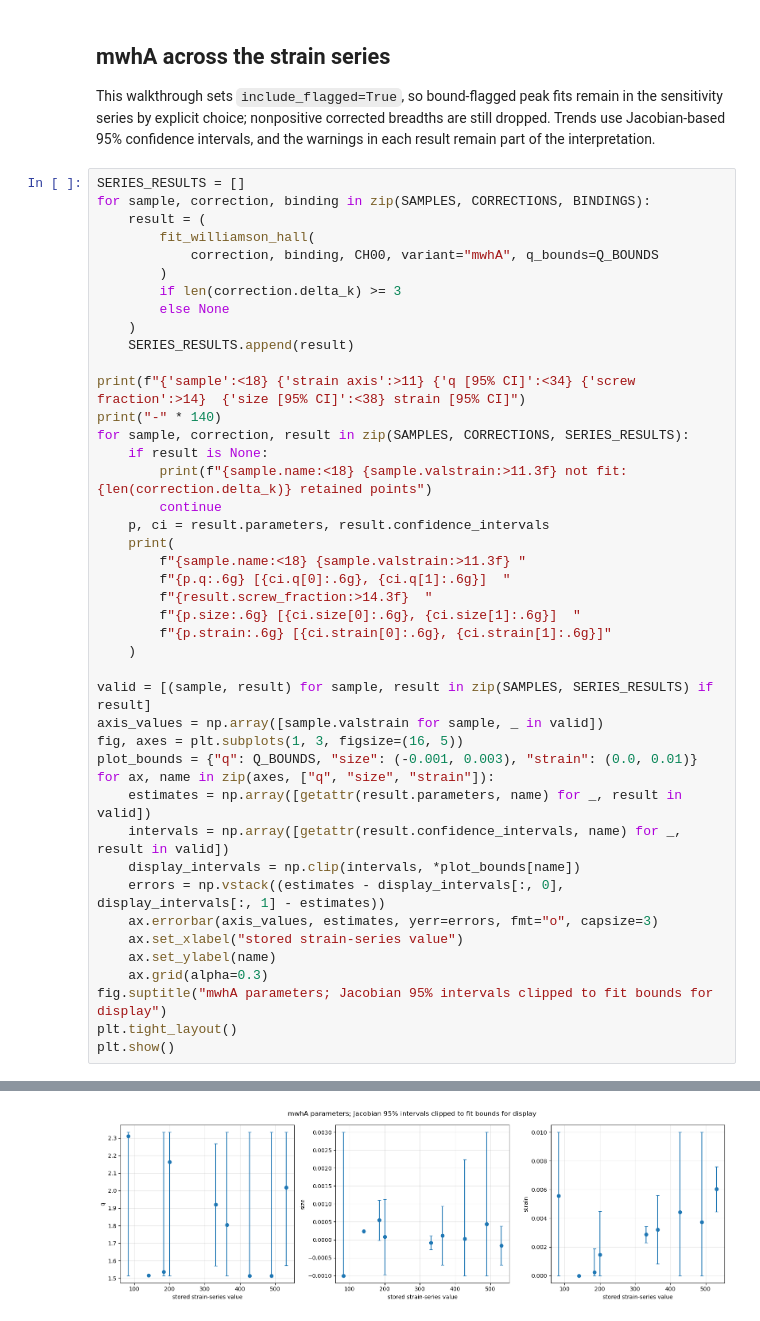
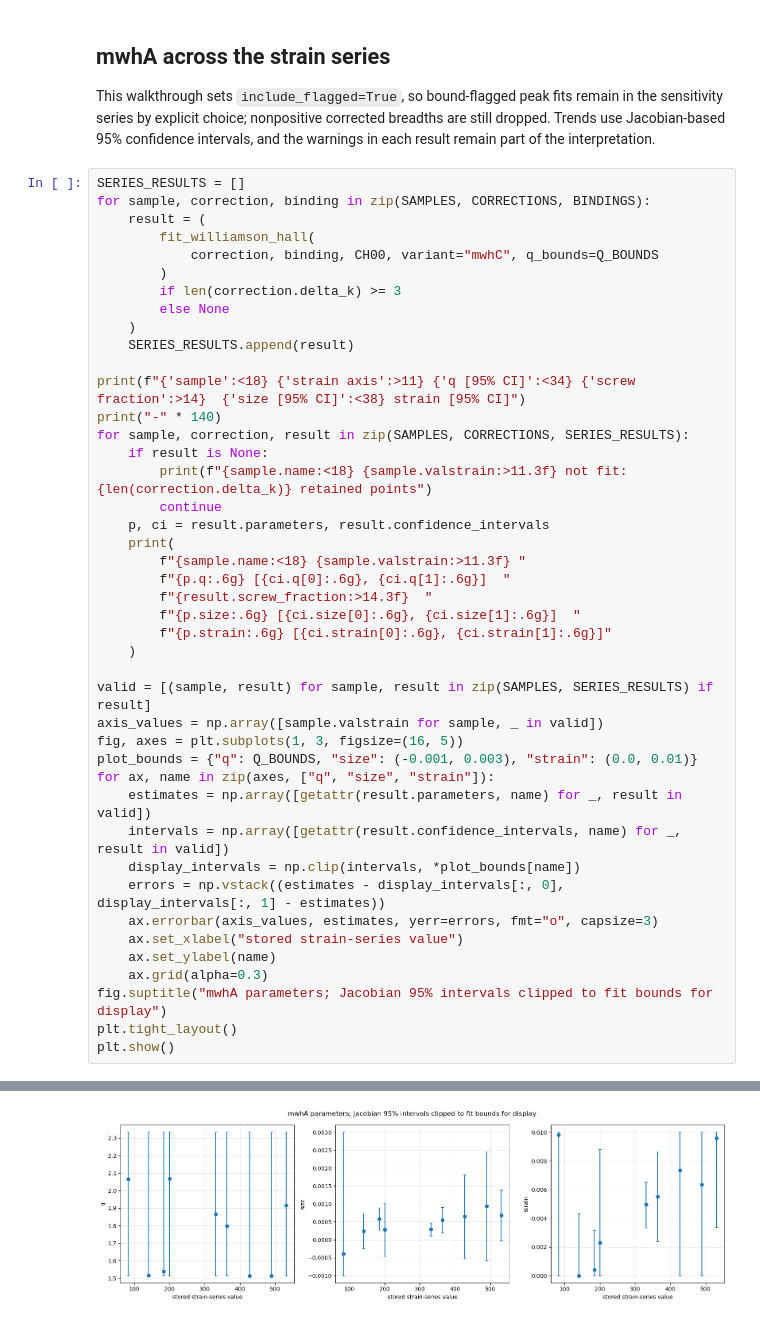
Before and after one commit to ThomasHSimm/dippa, a Jupyter notebook: notebooks/04_williamson_hall.ipynb, the cells around one changed output, grey strips where cells are left out. Drawn from its saved outputs; the diff is of its cells as text.

```diff
--- a/notebooks/04_williamson_hall.ipynb
+++ b/notebooks/04_williamson_hall.ipynb
@@ -191,7 +191,7 @@ SERIES_RESULTS = []
 for sample, correction, binding in zip(SAMPLES, CORRECTIONS, BINDINGS):
     result = (
         fit_williamson_hall(
-            correction, binding, CH00, variant="mwhA", q_bounds=Q_BOUNDS
+            correction, binding, CH00, variant="mwhC", q_bounds=Q_BOUNDS
         )
         if len(correction.delta_k) >= 3
         else None
@@ -244 +244 @@ ni2pc_new              140.939 1.51676 [nan, nan]           0.002  0.000243888 [
-[figure, old version]
+[figure, new version]
```
Also changed, not shown: parts of 3 cells of this notebook.
